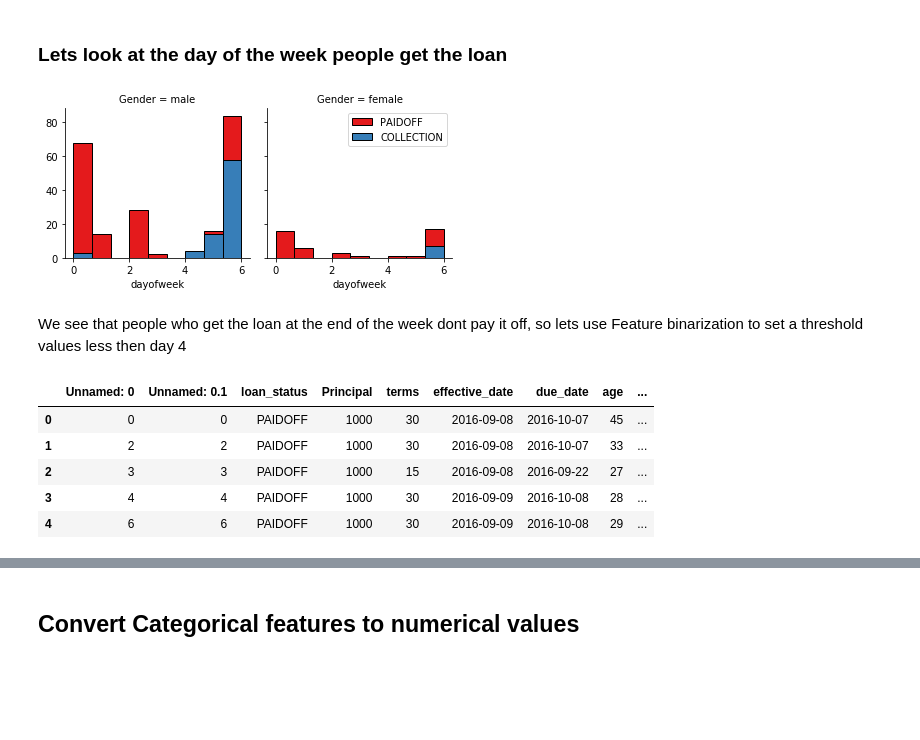
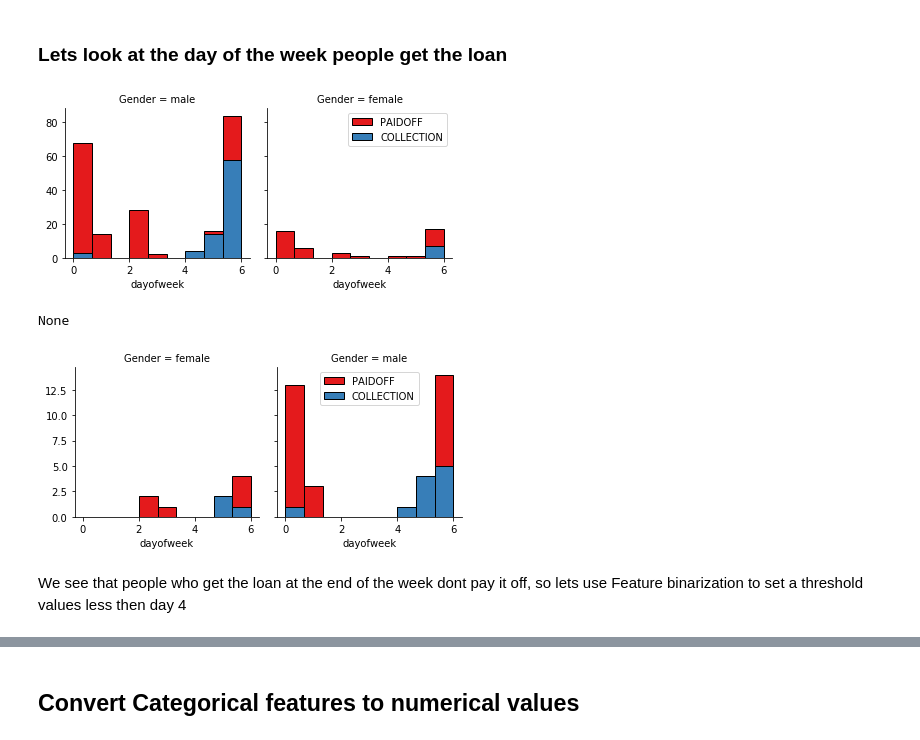
Before and after one commit to bugbare/ibm-ml-capstone, a Jupyter notebook: Machine Learning with Python (IBM).ipynb, the cells around one changed output, grey strips where cells are left out. Cells and saved outputs as stored; diff of their text form; code cells hidden in the pictures; blank space fills up the shorter version.

```diff
--- a/Machine Learning with Python (IBM).ipynb
+++ b/Machine Learning with Python (IBM).ipynb
@@ -137,23 +178,24 @@ plt.show()
 # %% [markdown]
 ### Lets look at the day of the week people get the loan
 # %%
+# Load training data analysis
 df['dayofweek'] = df['effective_date'].dt.dayofweek
 bins = np.linspace(df.dayofweek.min(), df.dayofweek.max(), 10)
 g = sns.FacetGrid(df, col="Gender", hue="loan_status", palette="Set1", col_wrap=2)
 g.map(plt.hist, 'dayofweek', bins=bins, ec="k")
 g.axes[-1].legend()
+display(plt.show())
+
+# Load test data analysis
+df_test['dayofweek'] = df_test['effective_date'].dt.dayofweek
+bins = np.linspace(df_test.dayofweek.min(), df_test.dayofweek.max(), 10)
+g = sns.FacetGrid(df_test, col="Gender", hue="loan_status", palette="Set1", col_wrap=2)
+g.map(plt.hist, 'dayofweek', bins=bins, ec="k")
+g.axes[-1].legend()
 plt.show()
 # %% [output]
 [figure]
+None
+[figure, added]
 # %% [markdown]
 We see that people who get the loan at the end of the week dont pay it off, so lets use Feature binarization to set a threshold values less then day 4
-# %%
-df['weekend'] = df['dayofweek'].apply(lambda x: 1 if (x>3)  else 0)
-df.head()
-# %% [output]
-|  | Unnamed: 0 | Unnamed: 0.1 | loan_status | Principal | terms | effective_date | due_date | age | ... |
-| 0 | 0 | 0 | PAIDOFF | 1000 | 30 | 2016-09-08 | 2016-10-07 | 45 | ... |
-| 1 | 2 | 2 | PAIDOFF | 1000 | 30 | 2016-09-08 | 2016-10-07 | 33 | ... |
-| 2 | 3 | 3 | PAIDOFF | 1000 | 15 | 2016-09-08 | 2016-09-22 | 27 | ... |
-| 3 | 4 | 4 | PAIDOFF | 1000 | 30 | 2016-09-09 | 2016-10-08 | 28 | ... |
-| 4 | 6 | 6 | PAIDOFF | 1000 | 30 | 2016-09-09 | 2016-10-08 | 29 | ... |
```
Also changed, not shown: parts of 26 cells of this notebook.
